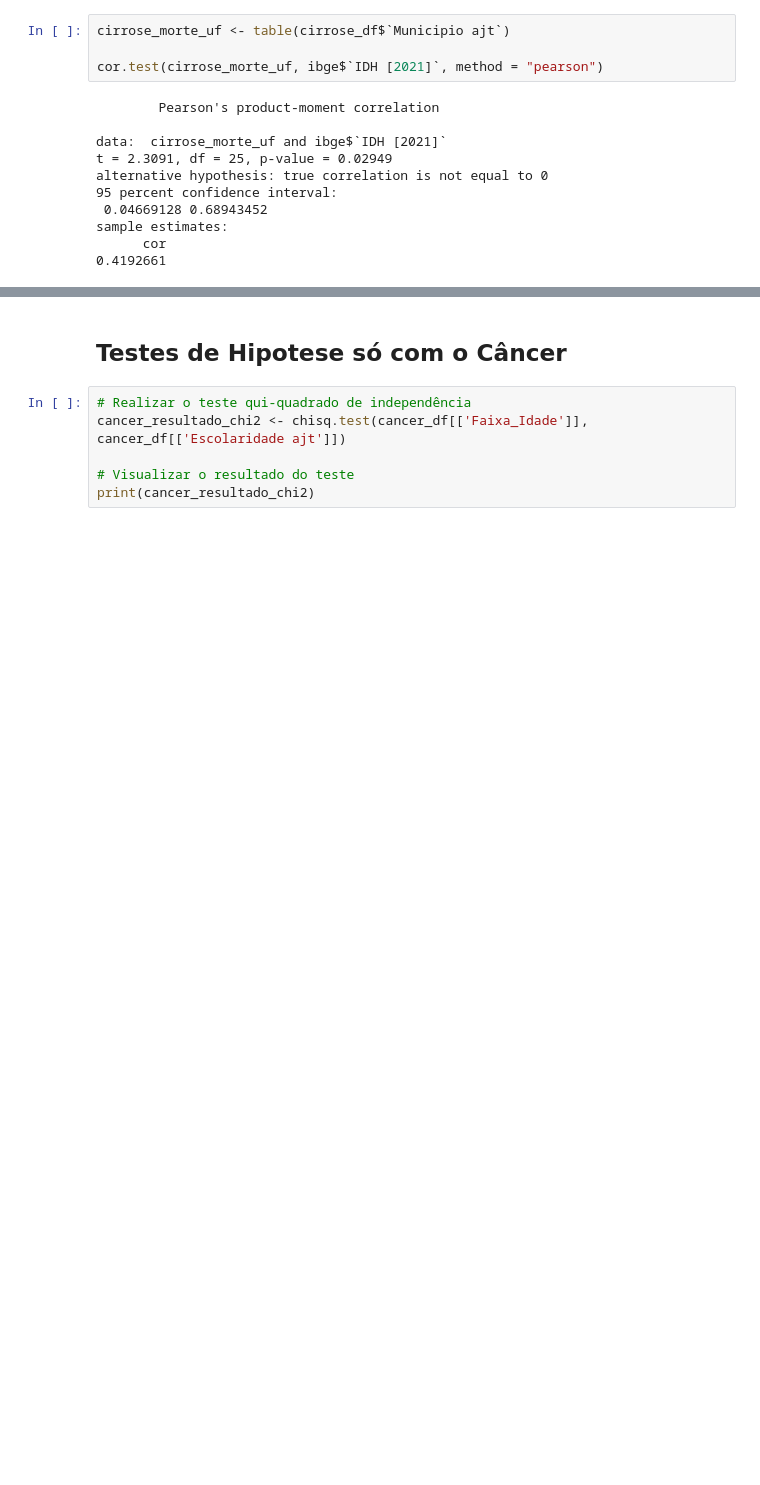
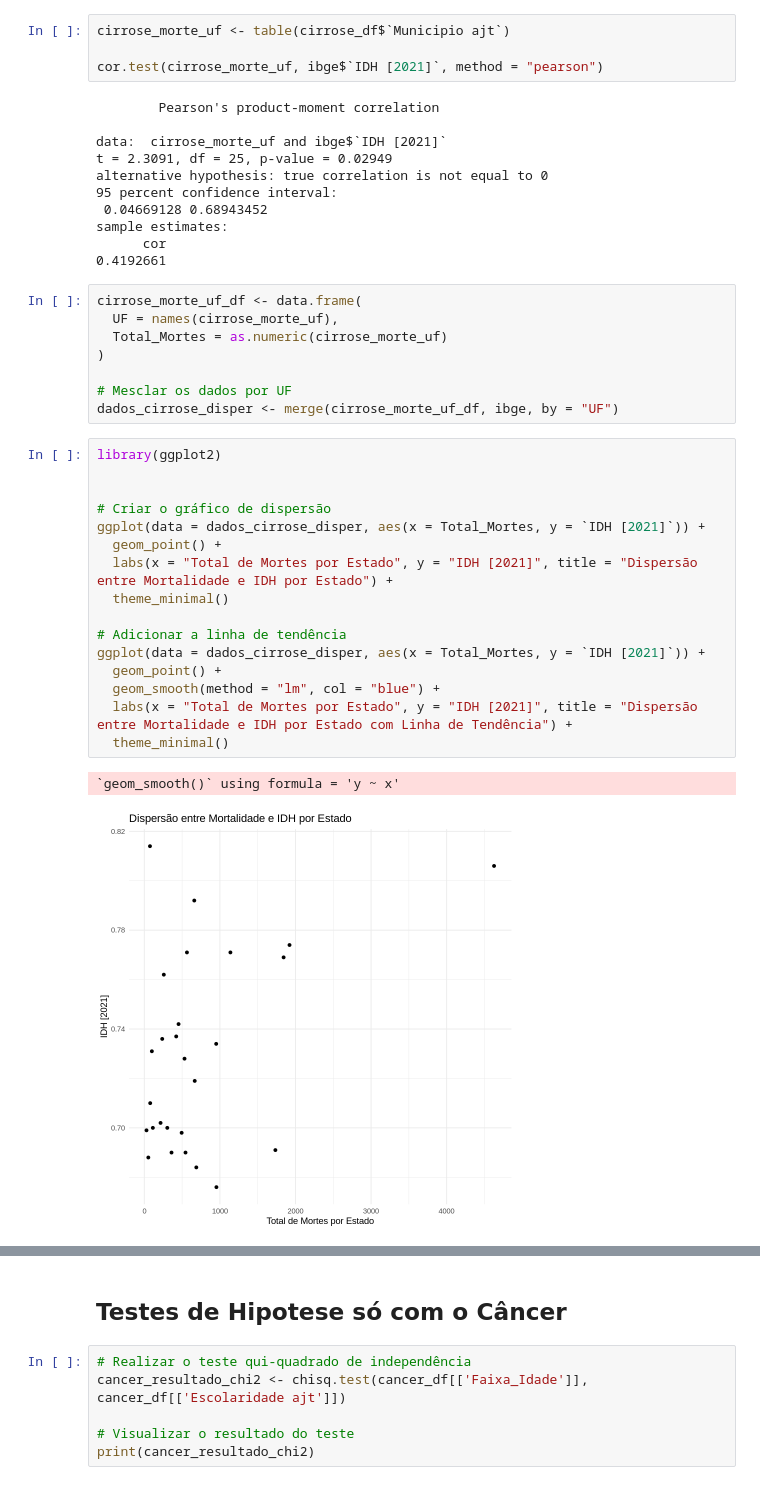
Before and after one commit to Jojojmo/projeto-integrador-2, a Jupyter notebook: Analise R.ipynb, the cells around one changed output, grey strips where cells are left out. Drawn from its saved outputs; the diff is of its cells as text; blank space fills up the shorter version.

Commit message:
add gráficos Analise em R

```diff
--- a/Analise R.ipynb
+++ b/Analise R.ipynb
@@ -340,3 +340,30 @@ alternative hypothesis: true correlation is not equal to 0
 sample estimates:
       cor
 0.4192661
+# %%
+cirrose_morte_uf_df <- data.frame(
+  UF = names(cirrose_morte_uf),
+  Total_Mortes = as.numeric(cirrose_morte_uf)
+)
+
+# Mesclar os dados por UF
+dados_cirrose_disper <- merge(cirrose_morte_uf_df, ibge, by = "UF")
+# %%
+library(ggplot2)
+
+
+# Criar o gráfico de dispersão
+ggplot(data = dados_cirrose_disper, aes(x = Total_Mortes, y = `IDH [2021]`)) +
+  geom_point() +
+  labs(x = "Total de Mortes por Estado", y = "IDH [2021]", title = "Dispersão entre Mortalidade e IDH por Estado") +
+  theme_minimal()
+
+# Adicionar a linha de tendência
+ggplot(data = dados_cirrose_disper, aes(x = Total_Mortes, y = `IDH [2021]`)) +
+  geom_point() +
+  geom_smooth(method = "lm", col = "blue") +
+  labs(x = "Total de Mortes por Estado", y = "IDH [2021]", title = "Dispersão entre Mortalidade e IDH por Estado com Linha de Tendência") +
+  theme_minimal()
+# %% [output]
+`geom_smooth()` using formula = 'y ~ x'
+[figure, added]
```
Also changed, not shown: parts of 3 cells of this notebook.
